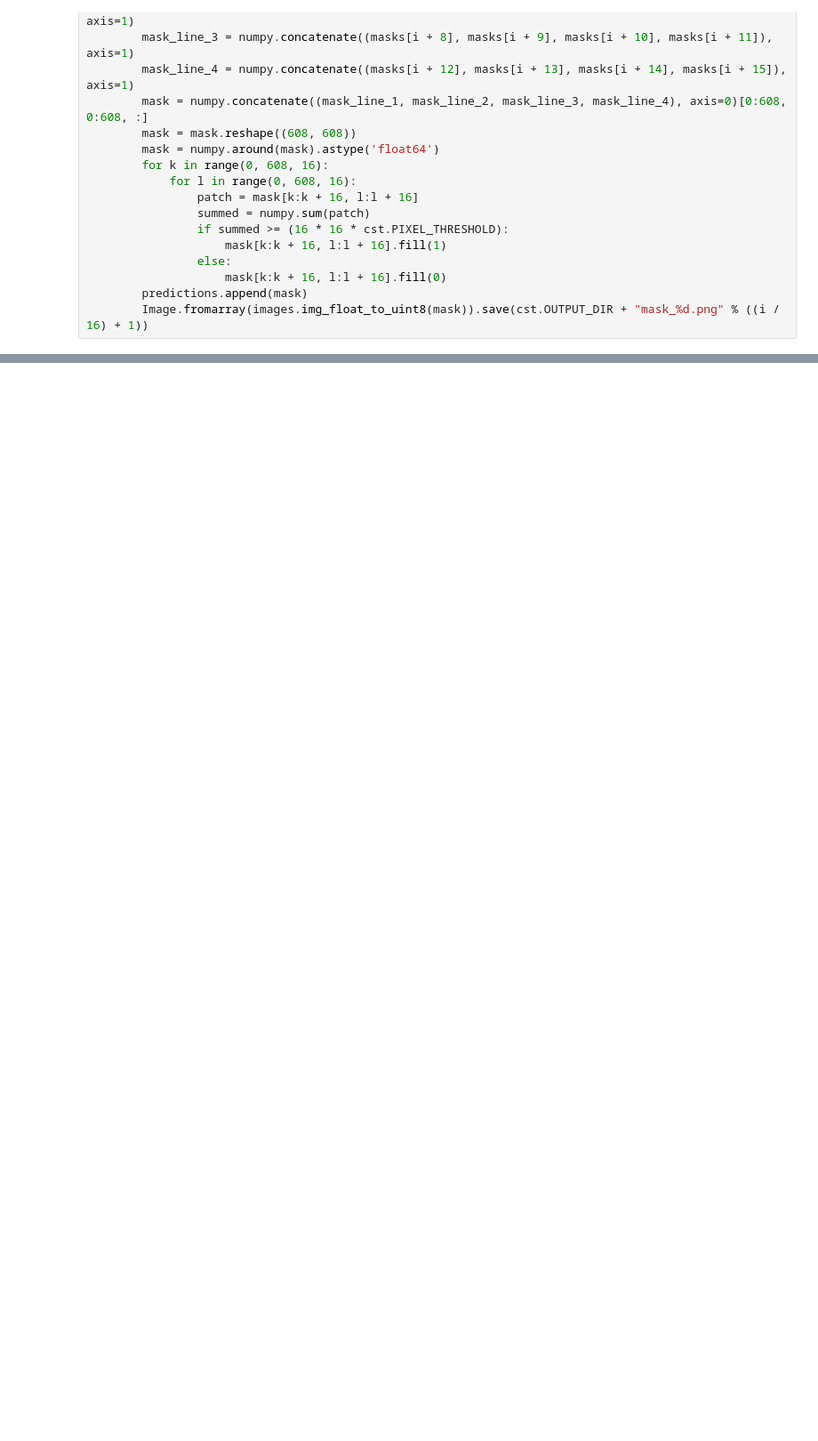
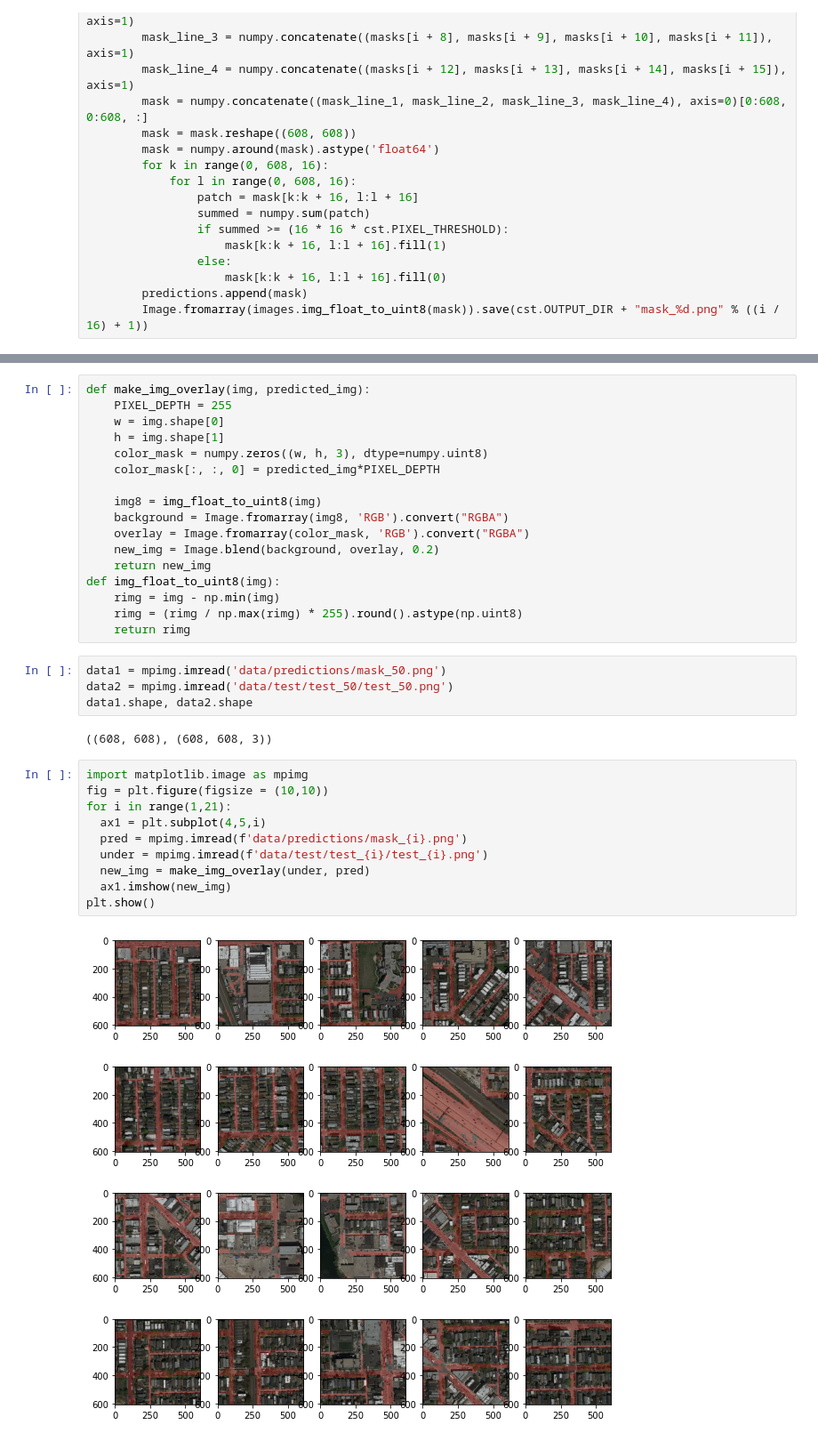
Before and after one commit to marvande/ML_Project_2, a Jupyter notebook: colab/colab.ipynb, the cells around one changed output, grey strips where cells are left out. Shown at 89% size. Cells and saved outputs as stored; diff of their text form; blank space fills up the shorter version.

```diff
--- a/colab/colab.ipynb
+++ b/colab/colab.ipynb
@@ -179,0 +292,35 @@ submission_maker.masks_to_submission(submission_filename, *image_filenames)
+# %%
+def make_img_overlay(img, predicted_img):
+    PIXEL_DEPTH = 255
+    w = img.shape[0]
+    h = img.shape[1]
+    color_mask = numpy.zeros((w, h, 3), dtype=numpy.uint8)
+    color_mask[:, :, 0] = predicted_img*PIXEL_DEPTH
+
+    img8 = img_float_to_uint8(img)
+    background = Image.fromarray(img8, 'RGB').convert("RGBA")
+    overlay = Image.fromarray(color_mask, 'RGB').convert("RGBA")
+    new_img = Image.blend(background, overlay, 0.2)
+    return new_img
+def img_float_to_uint8(img):
+    rimg = img - np.min(img)
+    rimg = (rimg / np.max(rimg) * 255).round().astype(np.uint8)
+    return rimg
+# %%
+data1 = mpimg.imread('data/predictions/mask_50.png')
+data2 = mpimg.imread('data/test/test_50/test_50.png')
+data1.shape, data2.shape
+# %% [output]
+((608, 608), (608, 608, 3))
+# %%
+import matplotlib.image as mpimg
+fig = plt.figure(figsize = (10,10))
+for i in range(1,21):
+  ax1 = plt.subplot(4,5,i)
+  pred = mpimg.imread(f'data/predictions/mask_{i}.png')
+  under = mpimg.imread(f'data/test/test_{i}/test_{i}.png')
+  new_img = make_img_overlay(under, pred)
+  ax1.imshow(new_img)
+plt.show()
+# %% [output]
+[figure, added]
```
Also changed, not shown: parts of 12 cells of this notebook, 2 other files.
